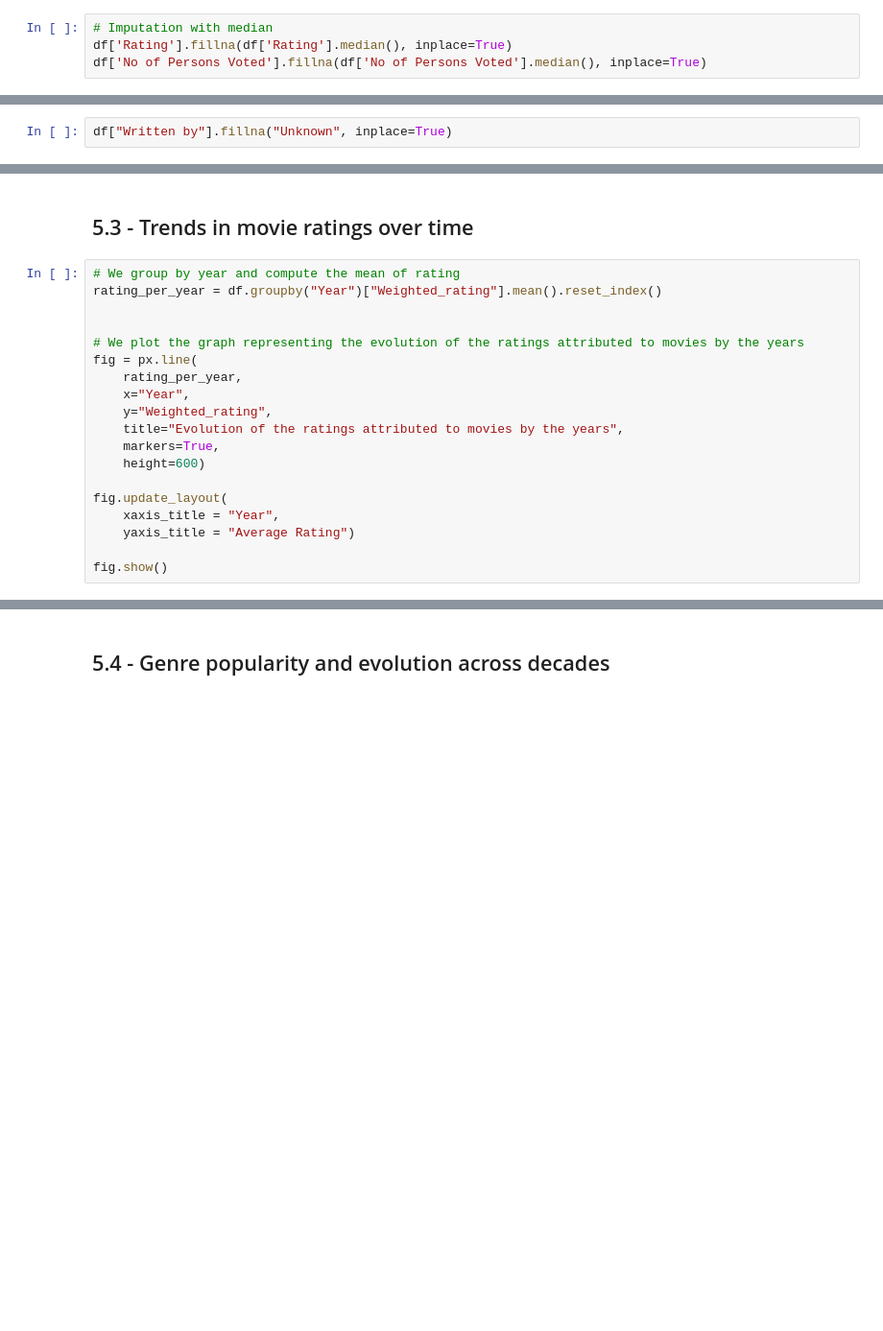
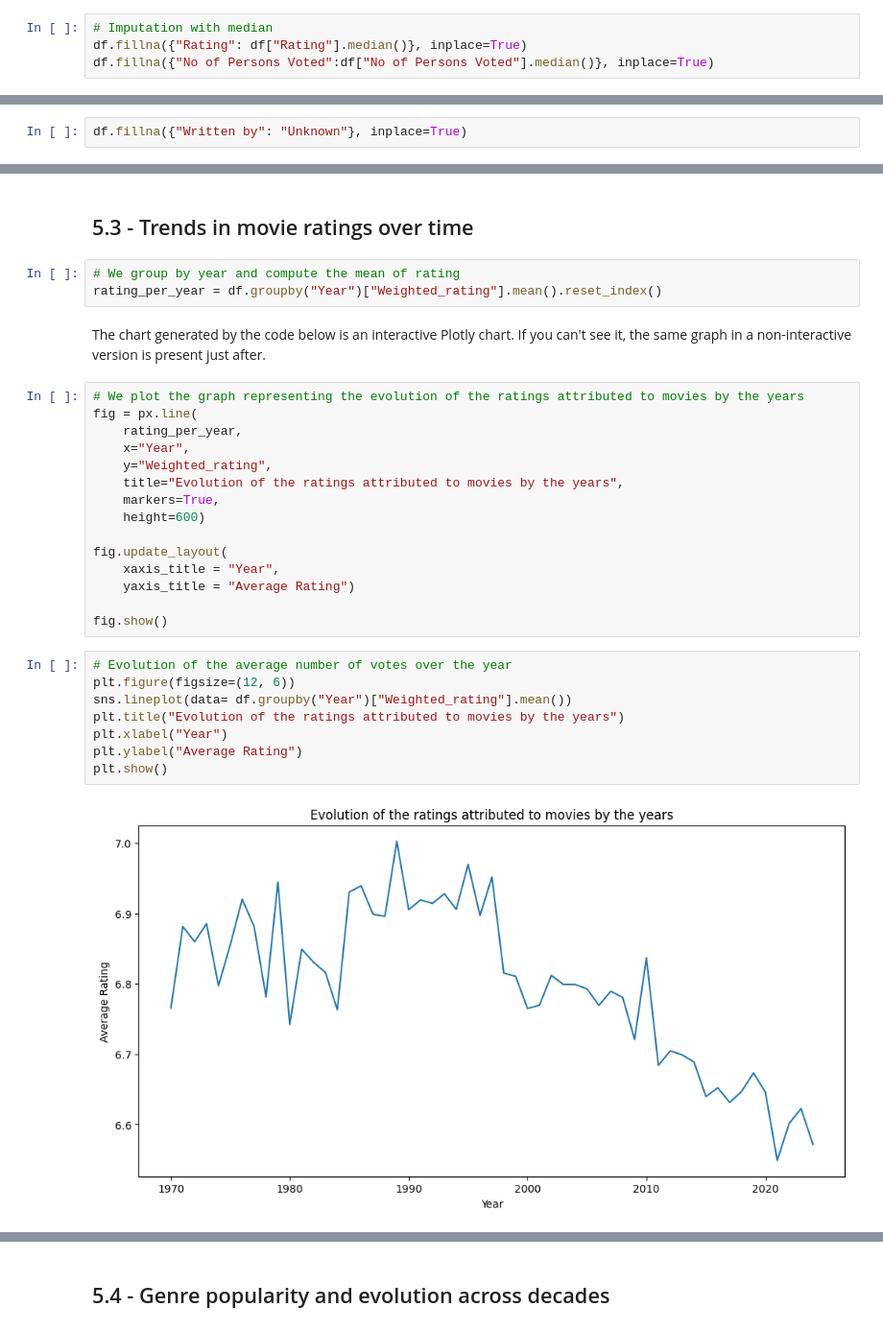
Before and after one commit to Thibaut5599/Analysis_MovieDataset, a Jupyter notebook: Movies_1910_2024.ipynb, the cells around one changed output, grey strips where cells are left out. Shown at 96% size. Cells and saved outputs as stored; diff of their text form; blank space fills up the shorter version.

```diff
--- a/Movies_1910_2024.ipynb
+++ b/Movies_1910_2024.ipynb
@@ -207,5 +206,5 @@ Median of 'Rating' column = 6.8
 Mean of 'Rating' column = 6.617631947687997
 # %%
 # Imputation with median
-df['Rating'].fillna(df['Rating'].median(), inplace=True)
-df['No of Persons Voted'].fillna(df['No of Persons Voted'].median(), inplace=True)
+df.fillna({"Rating": df["Rating"].median()}, inplace=True)
+df.fillna({"No of Persons Voted":df["No of Persons Voted"].median()}, inplace=True)
@@ -269,2 +255,2 @@
 # %%
-df["Written by"].fillna("Unknown", inplace=True)
+df.fillna({"Written by": "Unknown"}, inplace=True)
@@ -816,11 +795,12 @@ plt.show()
 [figure]
 # %% [markdown]
 ## 5.3 - Trends in movie ratings over time
+# %%
+# We group by year and compute the mean of rating
+rating_per_year = df.groupby("Year")["Weighted_rating"].mean().reset_index()
+# %% [markdown]
+The chart generated by the code below is an interactive Plotly chart. If you can't see it, the same graph in a non-interactive version is present just after.
 # %%
-# We group by year and compute the mean of rating
-rating_per_year = df.groupby("Year")["Weighted_rating"].mean().reset_index()
-
-
 # We plot the graph representing the evolution of the ratings attributed to movies by the years
 fig = px.line(
     rating_per_year,
@@ -835,4 +815,14 @@ fig.update_layout(
     yaxis_title = "Average Rating")
 
 fig.show()
+# %%
+# Evolution of the average number of votes over the year
+plt.figure(figsize=(12, 6))
+sns.lineplot(data= df.groupby("Year")["Weighted_rating"].mean())
+plt.title("Evolution of the ratings attributed to movies by the years")
+plt.xlabel("Year")
+plt.ylabel("Average Rating")
+plt.show()
+# %% [output]
+[figure, added]
 # %% [markdown]
```
Also changed, not shown: parts of 28 cells of this notebook.
